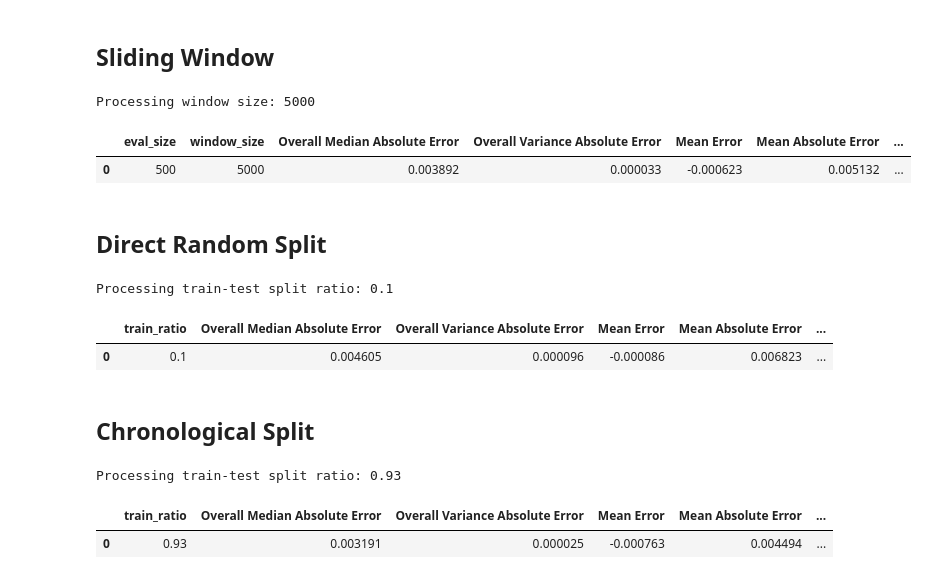
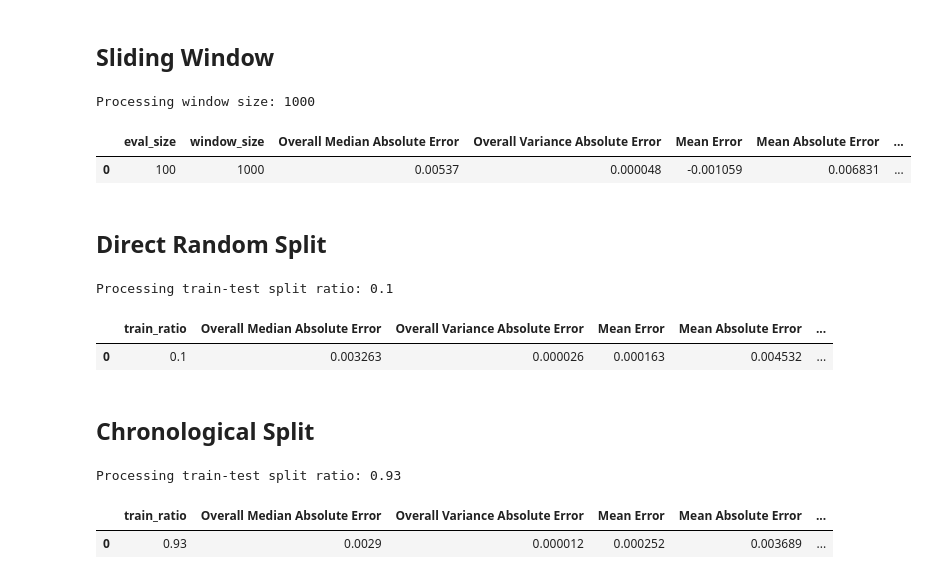
Before and after one commit to rheza-bitwyre/local-share-2, a Jupyter notebook: 02_NEAR_USDT/03_features_selection.ipynb, the cells around one changed output. Drawn from its saved outputs; the diff is of its cells as text; code cells hidden in the pictures.

```diff
--- a/02_NEAR_USDT/03_features_selection.ipynb
+++ b/02_NEAR_USDT/03_features_selection.ipynb
@@ -7,7 +7,7 @@ import polars as pl
 import pandas as pd
 
 # Read the CSV file into a DataFrame
-df = pd.read_csv('NEAR_USDT_futures_data_2020.csv')
+df = pd.read_csv('NEAR_USDT_10h_avg_volatility_base.csv')
 
 # Display the first few rows of the DataFrame
 df
@@ -366,8 +677,8 @@ import pandas as pd
 from sklearn.linear_model import LinearRegression
 
 # Separate df into features and target
-features_df = df_features.drop(['opentime', 'next_4h_avg_volatility'], axis=1)
-target_df = df_features['next_4h_avg_volatility']
+features_df = df_features.drop(['opentime', 'next_10h_avg_volatility'], axis=1)
+target_df = df_features['next_10h_avg_volatility']
 
 # Convert to NumPy arrays
 X = features_df.values
@@ -376,11 +687,11 @@ y = target_df.values
 # Specify parameters for the sliding window approach
 num_predictions = 1   # Number of rows to predict
 gap = 1               # Gap (number of rows to skip after each window)
-max_windows = [500]    # Maximum number of windows to process
+max_windows = [100]    # Maximum number of windows to process
 set_limit = True      # Set this to False to process all windows
 
 # Define list of window sizes
-window_sizes = [5000]
+window_sizes = [1000]
 
 # List to store results
 all_results = []
@@ -418,7 +729,7 @@ for max_window in max_windows:
             X_train_normalized = (X_train - X_train_mean) / X_train_std
 
             # Get the column index for 'cur_avg_vol_4h' from features_df
-            close_index = features_df.columns.get_loc('4h_avg_volatility')
+            close_index = features_df.columns.get_loc('volatility')
 
             # Normalize y_train using the mean and std of cur_avg_vol_4h
             close_mean = X_train[:, close_index].mean()
@@ -441,35 +752,35 @@ for max_window in max_windows:
 
             # Predict on validation data
             y_pred_val = model.predict(X_val_normalized)
             # Denormalize y_val and y_pred_val using the mean and std of cur_avg_vol_4h
             y_pred_val_denorm = y_pred_val * close_std + close_mean
 
             # Track the end time of the window processing
             end_time = time.time()
 
             # Append actual and predicted values to the lists
             y_vals.append(y_val[0])  # Assuming a single prediction per window
             y_preds.append(y_pred_val_denorm[0])  # Assuming a single prediction per window
 
         # Now that all windows for this window_size are processed, evaluate the baseline
         eval_results, _ = evaluate_baseline(y_preds, y_vals)
 
         # Append the window size and evaluation metrics to the results list
         all_results.append({
             'eval_size' : max_window,
             'window_size': window_size,
             **eval_results
         })
 
 # Convert the results to a DataFrame for further analysis
 results_df = pd.DataFrame(all_results)
 
 # Print the results DataFrame
 results_df
 # %% [output]
-Processing window size: 5000
+Processing window size: 1000
 |  | eval_size | window_size | Overall Median Absolute Error | Overall Variance Absolute Error | Mean Error | Mean Absolute Error | ... |
-| 0 | 500 | 5000 | 0.003892 | 0.000033 | -0.000623 | 0.005132 | ... |
+| 0 | 100 | 1000 | 0.00537 | 0.000048 | -0.001059 | 0.006831 | ... |
 # %% [markdown]
 ## Direct Random Split
 # %%
@@ -480,8 +791,8 @@ from sklearn.linear_model import LinearRegression
 from sklearn.model_selection import train_test_split
 
 # Separate df into features and target
-features_df = df_features.drop(['opentime', 'next_4h_avg_volatility'], axis=1)
-target_df = df_features['next_4h_avg_volatility']
+features_df = df_features.drop(['opentime', 'next_10h_avg_volatility'], axis=1)
+target_df = df_features['next_10h_avg_volatility']
 
 # Convert to NumPy arrays
 X = features_df.values
@@ -508,7 +819,7 @@ for train_ratio in train_test_ratios:
     X_train_normalized = (X_train - X_train_mean) / X_train_std
 
     # Get the column index for 'volatility' from features_df
-    close_index = features_df.columns.get_loc('4h_avg_volatility')
+    close_index = features_df.columns.get_loc('volatility')
 
     # Normalize y_train using the mean and std of the 'volatility' column
     close_mean = X_train[:, close_index].mean()
@@ -548,7 +859,7 @@ results_df
 # %% [output]
 Processing train-test split ratio: 0.1
 |  | train_ratio | Overall Median Absolute Error | Overall Variance Absolute Error | Mean Error | Mean Absolute Error | ... |
-| 0 | 0.1 | 0.004605 | 0.000096 | -0.000086 | 0.006823 | ... |
+| 0 | 0.1 | 0.003263 | 0.000026 | 0.000163 | 0.004532 | ... |
 # %% [markdown]
 ## Chronological Split
 # %%
@@ -558,8 +869,8 @@ import pandas as pd
 from sklearn.linear_model import LinearRegression
 
 # Separate df into features and target
-features_df = df_features.drop(['opentime', 'next_4h_avg_volatility'], axis=1)
-target_df = df_features['next_4h_avg_volatility']
+features_df = df_features.drop(['opentime', 'next_10h_avg_volatility'], axis=1)
+target_df = df_features['next_10h_avg_volatility']
 
 # Convert to NumPy arrays
 X = features_df.values
@@ -612,10 +923,12 @@ for train_ratio in train_test_ratios:
     # Evaluate the model
     eval_results, _ = evaluate_baseline(y_pred_test_denorm, y_test)
 
+
     # Append results to the list
     all_results.append({
         'train_ratio': train_ratio,
-        **eval_results
+        **eval_results,
+
     })
 
 # Convert results to a DataFrame for further analysis
@@ -626,4 +939,4 @@ results_df
 # %% [output]
 Processing train-test split ratio: 0.93
 |  | train_ratio | Overall Median Absolute Error | Overall Variance Absolute Error | Mean Error | Mean Absolute Error | ... |
-| 0 | 0.93 | 0.003191 | 0.000025 | -0.000763 | 0.004494 | ... |
+| 0 | 0.93 | 0.0029 | 0.000012 | 0.000252 | 0.003689 | ... |
```
Also changed, not shown: parts of 7 cells of this notebook, 2 other files.
